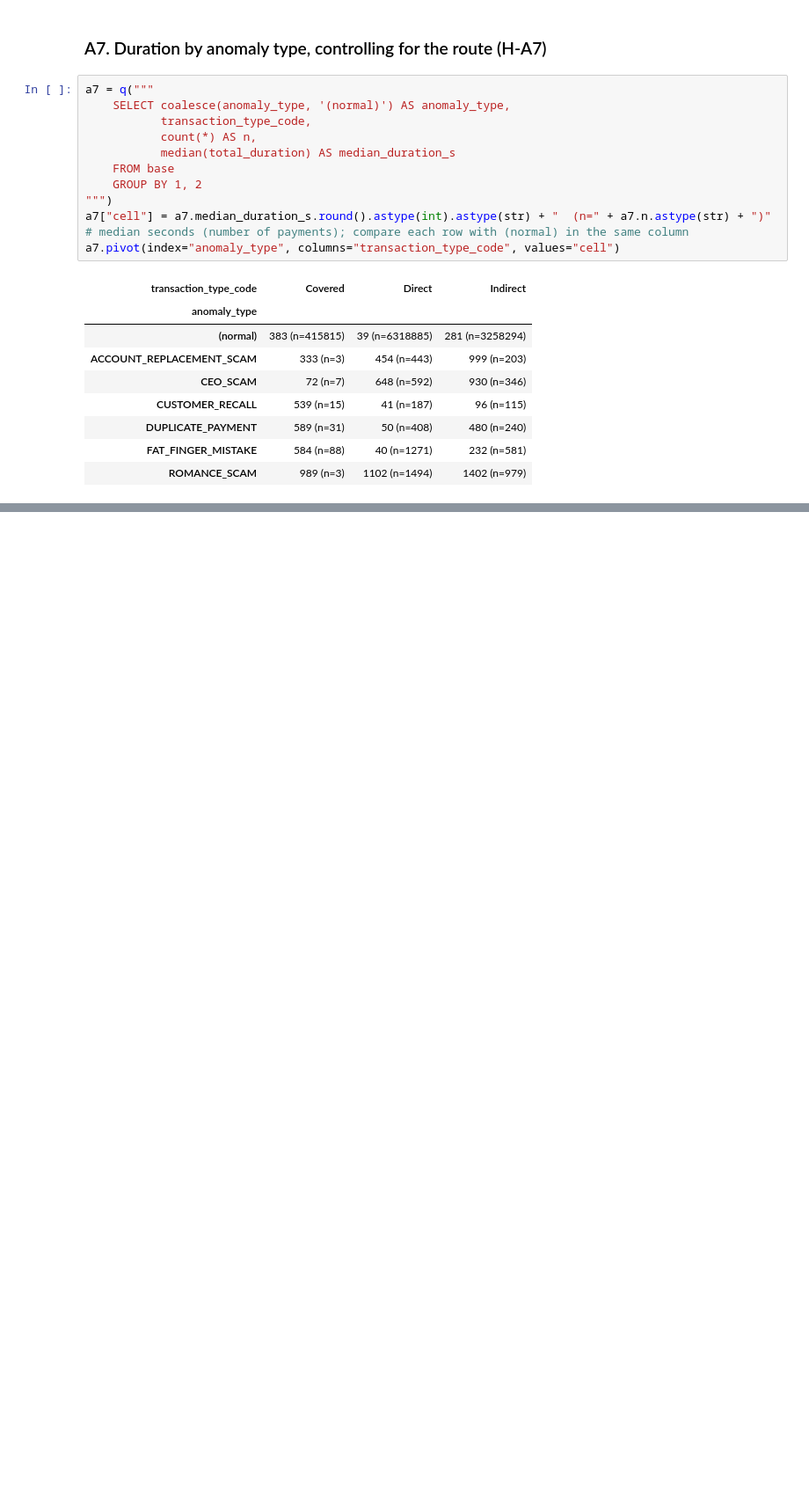
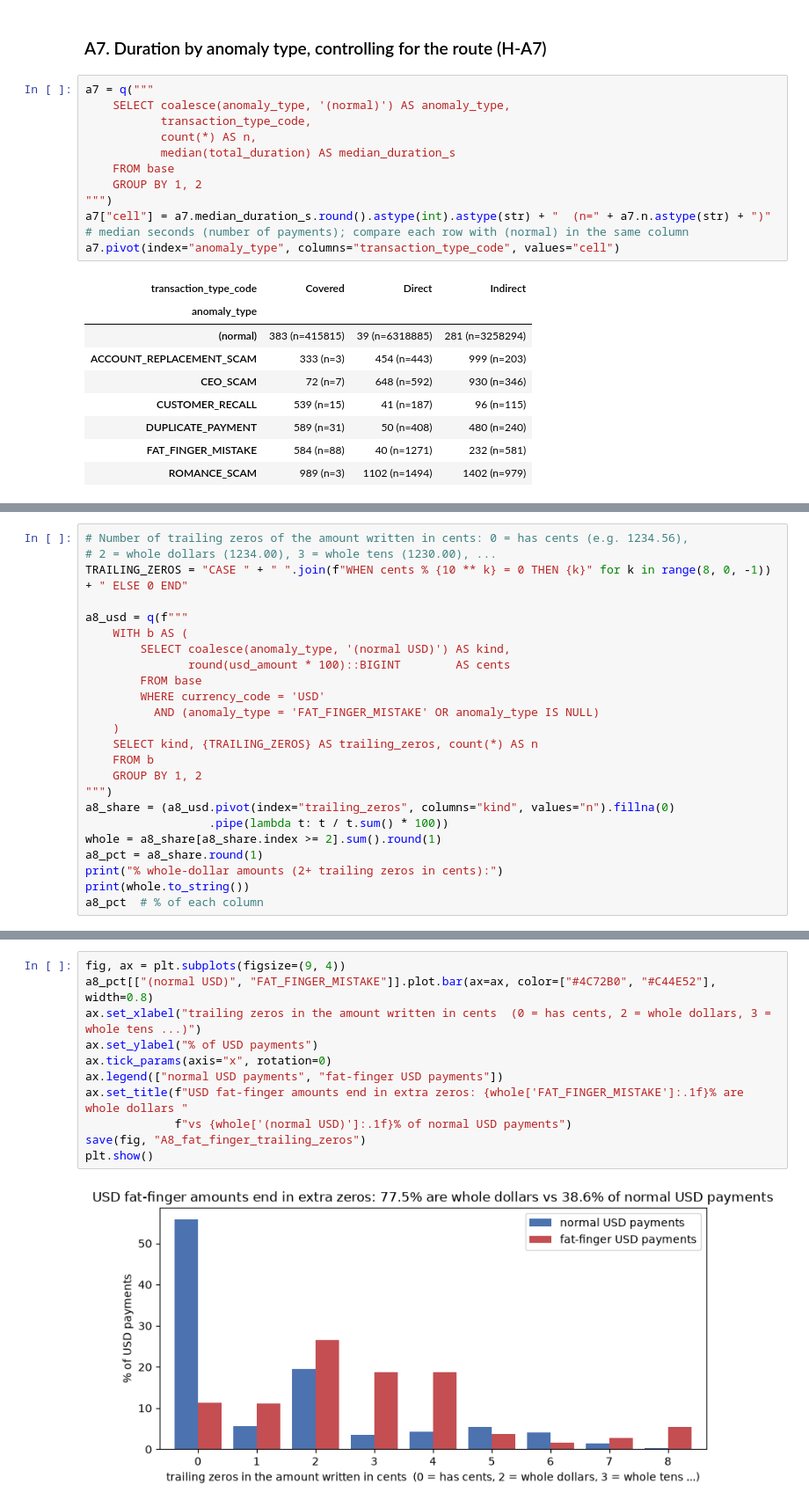
Before and after one commit to qist-tuah/liqi-datathon, a Jupyter notebook: notebooks/02_anomaly_types.ipynb, the cells around one changed output, grey strips where cells are left out. Shown at 88% size. Cells and saved outputs as stored; diff of their text form; blank space fills up the shorter version.

```diff
--- a/notebooks/02_eda.ipynb
+++ b/notebooks/02_anomaly_types.ipynb
@@ -486,0 +574,24 @@ plt.show()
+# %%
+# Number of trailing zeros of the amount written in cents: 0 = has cents (e.g. 1234.56),
+# 2 = whole dollars (1234.00), 3 = whole tens (1230.00), ...
+TRAILING_ZEROS = "CASE " + " ".join(f"WHEN cents % {10 ** k} = 0 THEN {k}" for k in range(8, 0, -1)) + " ELSE 0 END"
+
+a8_usd = q(f"""
+    WITH b AS (
+        SELECT coalesce(anomaly_type, '(normal USD)') AS kind,
+               round(usd_amount * 100)::BIGINT        AS cents
+        FROM base
+        WHERE currency_code = 'USD'
+          AND (anomaly_type = 'FAT_FINGER_MISTAKE' OR anomaly_type IS NULL)
+    )
+    SELECT kind, {TRAILING_ZEROS} AS trailing_zeros, count(*) AS n
+    FROM b
+    GROUP BY 1, 2
+""")
+a8_share = (a8_usd.pivot(index="trailing_zeros", columns="kind", values="n").fillna(0)
+                  .pipe(lambda t: t / t.sum() * 100))
+whole = a8_share[a8_share.index >= 2].sum().round(1)
+a8_pct = a8_share.round(1)
+print("% whole-dollar amounts (2+ trailing zeros in cents):")
+print(whole.to_string())
+a8_pct  # % of each column
@@ -486,0 +643,13 @@ plt.show()
+# %%
+fig, ax = plt.subplots(figsize=(9, 4))
+a8_pct[["(normal USD)", "FAT_FINGER_MISTAKE"]].plot.bar(ax=ax, color=["#4C72B0", "#C44E52"], width=0.8)
+ax.set_xlabel("trailing zeros in the amount written in cents  (0 = has cents, 2 = whole dollars, 3 = whole tens ...)")
+ax.set_ylabel("% of USD payments")
+ax.tick_params(axis="x", rotation=0)
+ax.legend(["normal USD payments", "fat-finger USD payments"])
+ax.set_title(f"USD fat-finger amounts end in extra zeros: {whole['FAT_FINGER_MISTAKE']:.1f}% are whole dollars "
+             f"vs {whole['(normal USD)']:.1f}% of normal USD payments")
+save(fig, "A8_fat_finger_trailing_zeros")
+plt.show()
+# %% [output]
+[figure, added]
```
Also changed, not shown: parts of 25 cells of this notebook, 3 other files.
